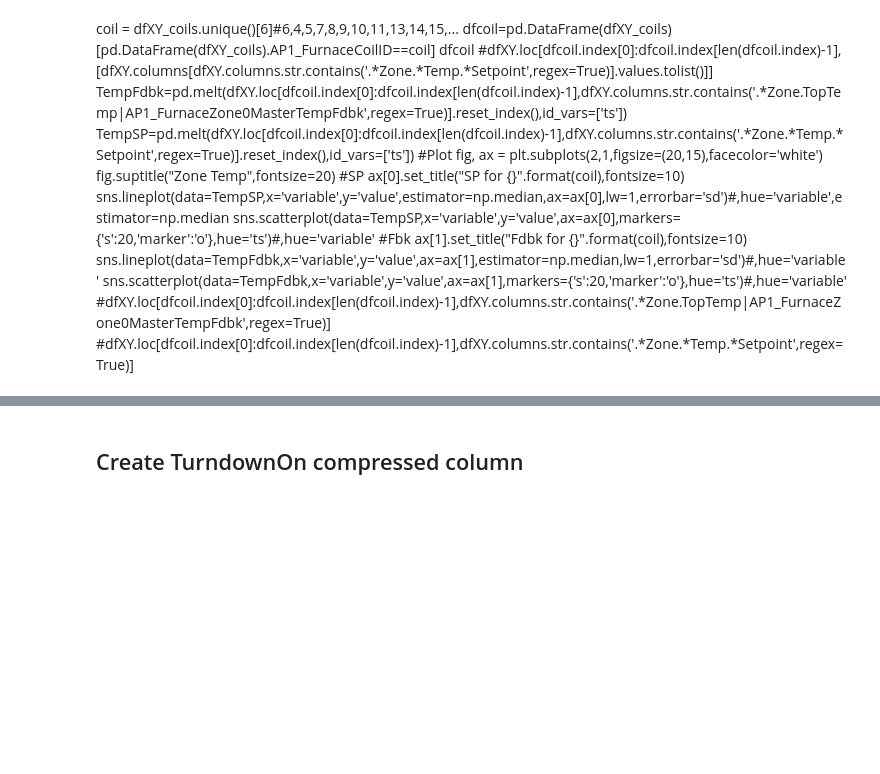
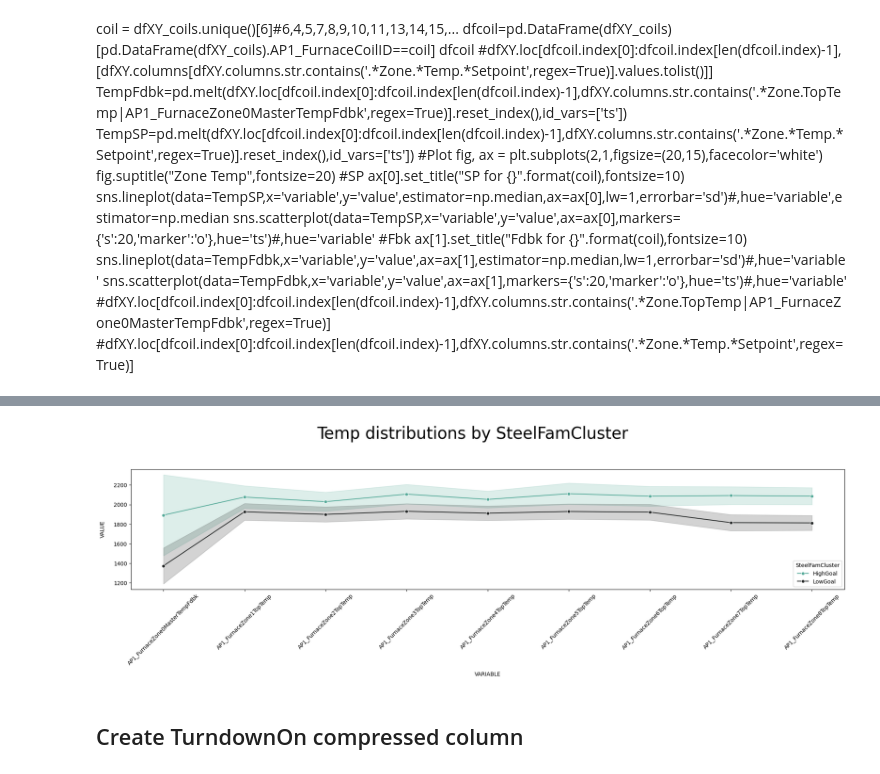
Before and after one commit to Jorgesd13/AP1, a Jupyter notebook: EDAproject/EDAMV_new.ipynb, the cells around one changed output, grey strips where cells are left out. Saved outputs shown, nothing was run; the diff lists cells and outputs as text; code cells hidden in the pictures; blank space fills up the shorter version.

Commit message:
EDA project MV updates

```diff
--- a/EDAproject/EDAMV_new.ipynb
+++ b/EDAproject/EDAMV_new.ipynb
@@ -438,7 +742,7 @@ axes.set_xlabel("VARIABLE",fontsize=10,labelpad=10)
 axes.set_ylabel("VALUE",fontsize=10,labelpad=15)
 plt.xticks(rotation=45)
 fig.tight_layout(pad=3)
-plt.savefig(r"C:\Users\js5296\Desktop\NAS\Projects\AP1_Furnace_Control\EDAs\new\MV\newAvgTempRampSoak.png", bbox_inches="tight")
+plt.savefig(r"C:\Users\carlo\Desktop\Projects\AP1\AP1_repo\EDAproject\images\MV\newAvgTempRampSoak.png", bbox_inches="tight")
 
 #Add variables to dfXY
 dfRampSoak = dfRampSoak.groupby("SteelFamCluster").mean().reset_index()
@@ -447,8 +751,9 @@ dfRampSoak["rampFdbk"] = dfRampSoak.apply(lambda x: x["AP1_FurnaceZone1TopTemp"]
 dfRampSoak["soakFdbk"] = dfRampSoak.iloc[:,1:-2].mean(axis=1)
 
 dfXY.loc[:,"rampFdbk"] = dfXY.loc[:,"SteelFamCluster"].cat.rename_categories({"HighGoal":1,"LowGoal":0}).astype(float)
-dfXY.loc[:,'rampFdbk']=dfXY[["rampFdbk"]].map(lambda y: dfRampSoak.loc["HighGoal","rampFdbk"] if y==1 else dfRampSoak.loc["LowGoal","rampFdbk"])
+dfXY.loc[:,'rampFdbk']=pd.DataFrame(dfXY["rampFdbk"].map(lambda y: dfRampSoak.loc["HighGoal","rampFdbk"] if y==1 else dfRampSoak.loc["LowGoal","rampFdbk"]))
 
 dfXY.loc[:,"soakFdbk"] = dfXY.loc[:,"SteelFamCluster"].cat.rename_categories({"HighGoal":1,"LowGoal":0}).astype(float)
-dfXY.loc[:,'soakFdbk']=dfXY[["soakFdbk"]].map(lambda y: dfRampSoak.loc["HighGoal","soakFdbk"] if y==1 else dfRampSoak.loc["LowGoal","soakFdbk"])
+dfXY.loc[:,'soakFdbk']=pd.DataFrame(dfXY["soakFdbk"].map(lambda y: dfRampSoak.loc["HighGoal","soakFdbk"] if y==1 else dfRampSoak.loc["LowGoal","soakFdbk"]))
 dfRampSoak
+# %% [output]
@@ -455,3 +764,4 @@ dfRampSoak
+[figure, added]
 # %% [markdown]
 ## Create TurndownOn compressed column
 # %%
```
Also changed, not shown: parts of 54 cells of this notebook, 11 other files.
